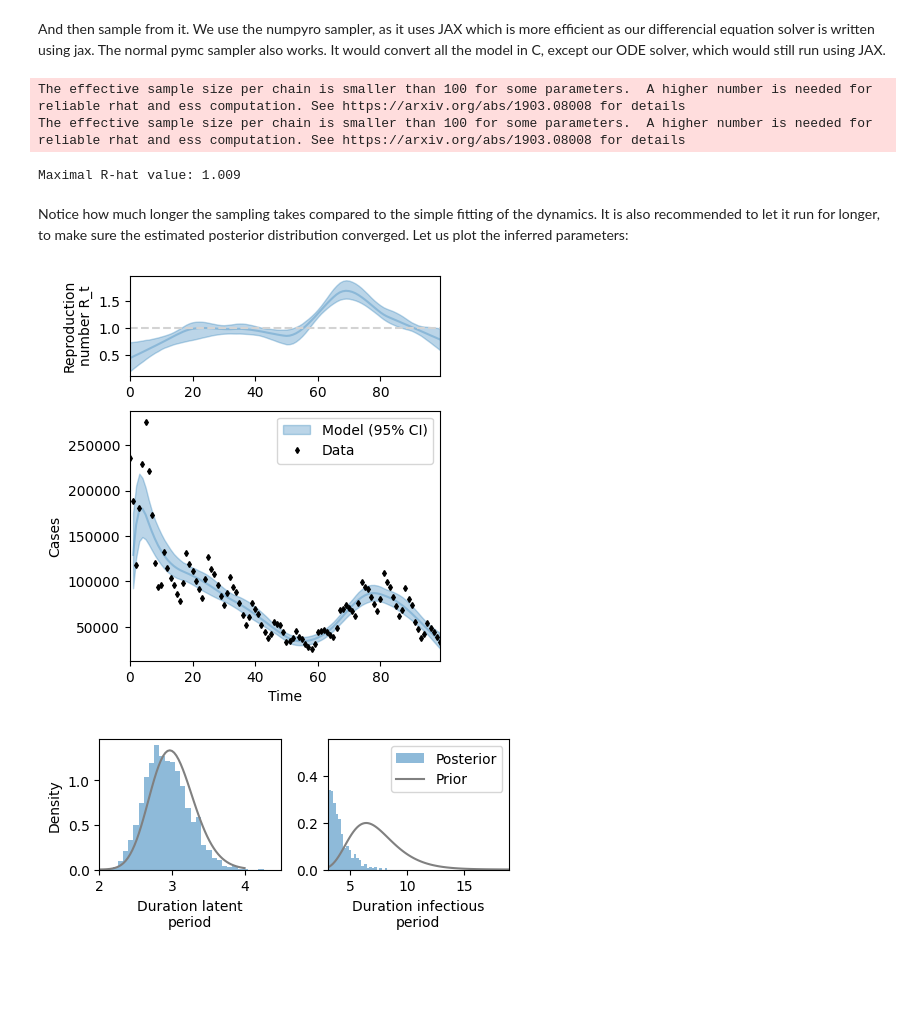
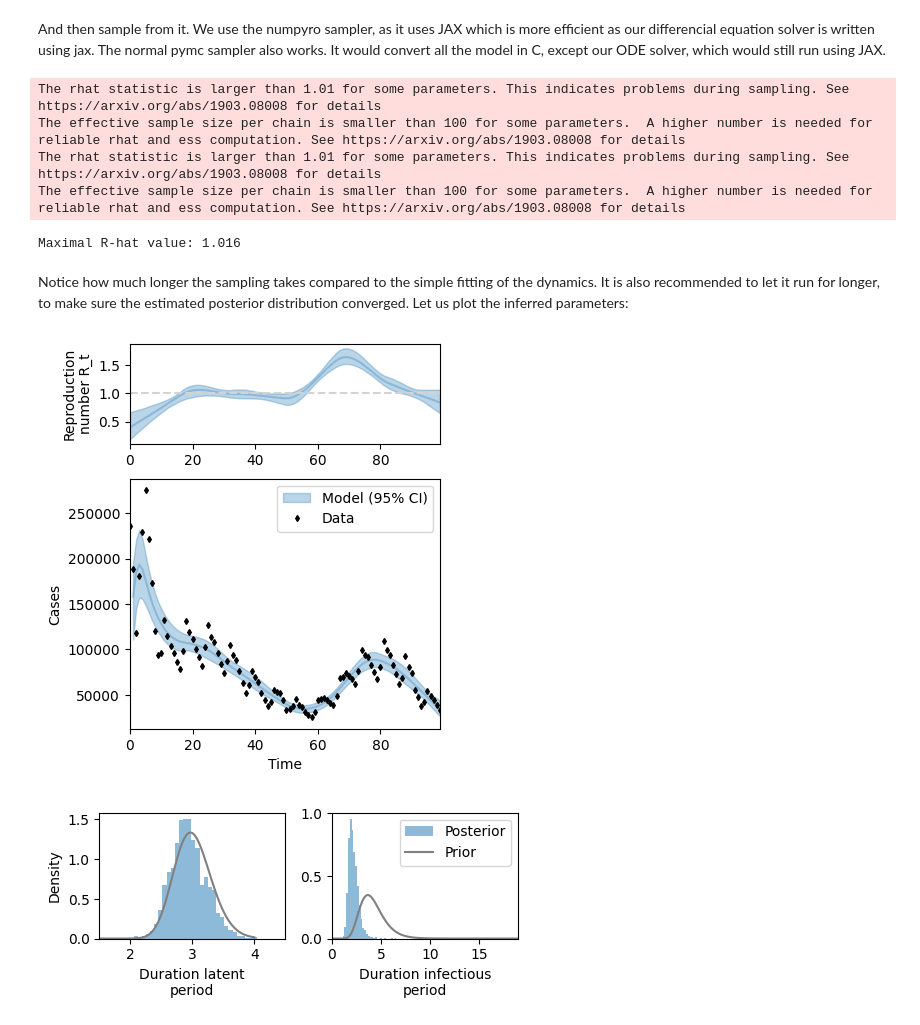
Before and after one commit to Priesemann-Group/icomo, a Jupyter notebook: docs/example.ipynb, the cells around one changed output. Cells and saved outputs as stored; diff of their text form; code cells hidden in the pictures; blank space fills up the shorter version.

```diff
--- a/docs/example.ipynb
+++ b/docs/example.ipynb
@@ -120,7 +128,7 @@ t_beta = np.linspace(
 N = 1e5  # population
 R0 = 1.5
 duration_latent = 3  # the average in days
-duration_infectious = 7  # the average in days
+duration_infectious = 4  # the average in days
 beta0 = R0 / duration_infectious  # infection rate
 
 
@@ -554,7 +558,7 @@ except our ODE solver, which would still run using JAX.
 # %%
 trace = pm.sample(
     model=model,
-    tune=300,
+    tune=500,
     draws=500,
     chains=4,
     nuts_sampler="numpyro",
@@ -567,9 +571,11 @@ warnings = pm.stats.convergence.run_convergence_checks(
 pm.stats.convergence.log_warnings(warnings)
 print(f"Maximal R-hat value: {max(az.rhat(trace).max().values()):.3f}")
 # %% [output]
+The rhat statistic is larger than 1.01 for some parameters. This indicates problems during sampling. See https://arxiv.org/abs/1903.08008 for details
 The effective sample size per chain is smaller than 100 for some parameters.  A higher number is needed for reliable rhat and ess computation. See https://arxiv.org/abs/1903.08008 for details
+The rhat statistic is larger than 1.01 for some parameters. This indicates problems during sampling. See https://arxiv.org/abs/1903.08008 for details
 The effective sample size per chain is smaller than 100 for some parameters.  A higher number is needed for reliable rhat and ess computation. See https://arxiv.org/abs/1903.08008 for details
-Maximal R-hat value: 1.009
+Maximal R-hat value: 1.016
 # %% [markdown]
 Notice how much longer the sampling takes compared to the simple fitting of the dynamics.
 It is also recommended to let it run for longer, to make sure the estimated posterior
@@ -614,7 +620,7 @@ plt.xlabel("Time")
 plt.xlim(t_out_bayes[0], t_out_bayes[-1])
 plt.legend();
 # %% [output]
-[figure, old version]
+[figure, new version]
 # %%
 f, axes = plt.subplots(1, 2, figsize=(5, 2.2))
 x = np.linspace(1, 4, 100)
@@ -625,34 +631,34 @@ plt.hist(
     density=True,
     label="Posterior",
     alpha=0.5,
 )
 plt.plot(
     x,
     np.exp(pm.logp(pm.LogNormal.dist(np.log(duration_latent), 0.1), x).eval()),
     color="gray",
     label="Prior",
 )
-plt.xlim(2, 4.5)
+plt.xlim(1.5, 4.5)
 plt.xlabel("Duration latent\nperiod")
 plt.ylabel("Density")
 plt.sca(axes[1])
-x = np.linspace(3, 19, 100)
+x = np.linspace(0, 19, 100)
 plt.hist(
     trace.posterior["duration_infectious"].data.flatten(),
     bins=30,
     density=True,
     label="Posterior",
     alpha=0.5,
 )
 plt.plot(
     x,
     np.exp(pm.logp(pm.LogNormal.dist(np.log(duration_infectious), 0.3), x).eval()),
     color="gray",
     label="Prior",
 )
-plt.xlim(3, 19)
+plt.xlim(0, 19)
 plt.xlabel("Duration infectious\nperiod")
 plt.legend()
 plt.tight_layout();
 # %% [output]
-[figure, old version]
+[figure, new version]
```
Also changed, not shown: parts of 8 cells of this notebook, 7 other files.
